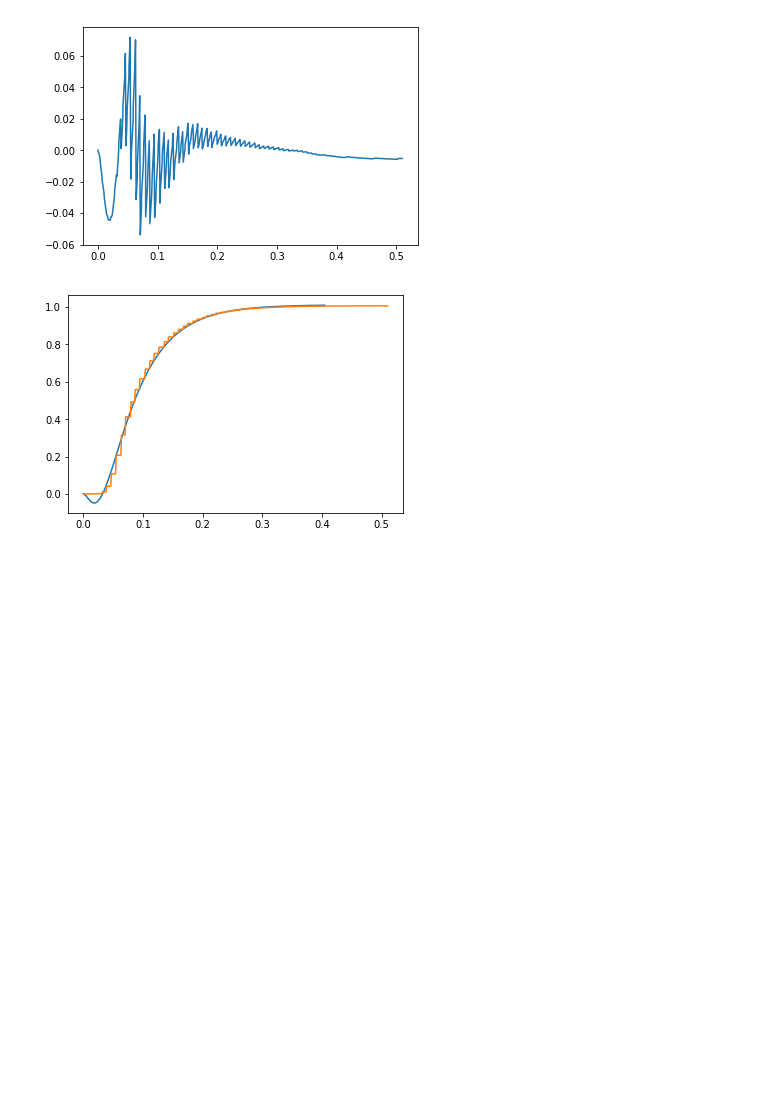
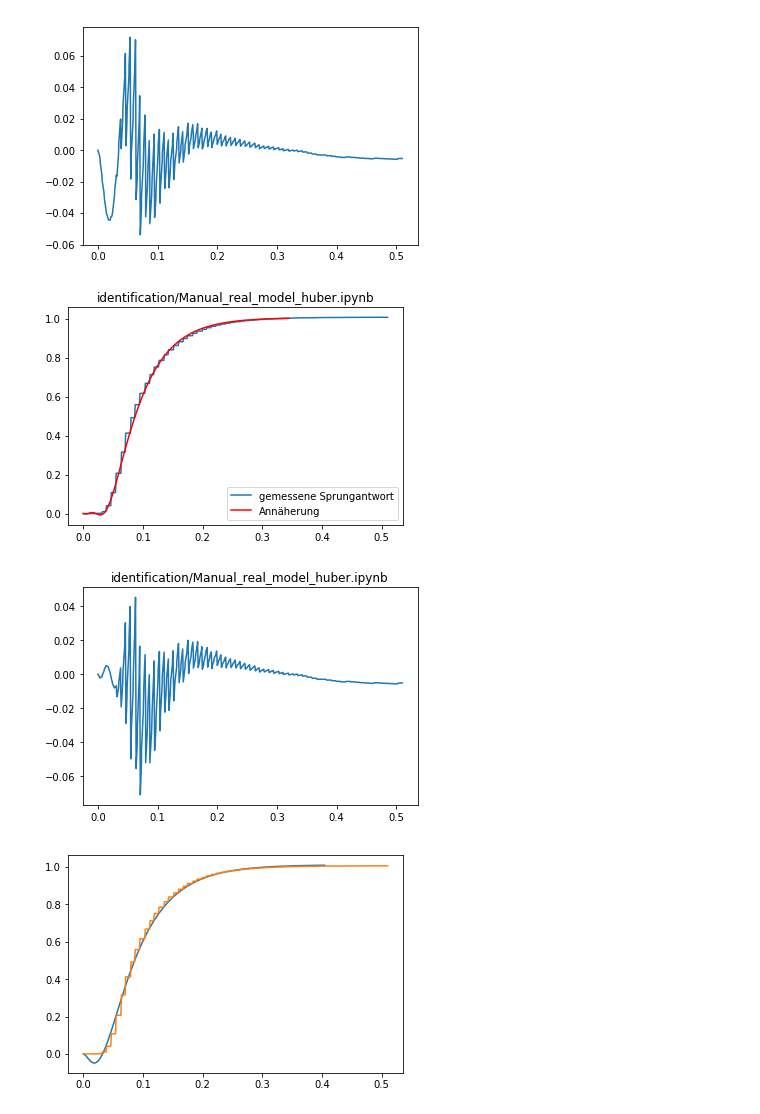
Before and after one commit to ipa-lth/jupyter_nb, a Jupyter notebook: identification/Manual_real_model_huber.ipynb, the cells around one changed output. Cells and saved outputs as stored; diff of their text form; code cells hidden in the pictures; blank space fills up the shorter version.

```diff
--- a/identification/Manual_real_model_huber.ipynb
+++ b/identification/Manual_real_model_huber.ipynb
@@ -207,6 +207,30 @@ C = [[ 0.  0. -1.]]
 
 D = [[0.]]
 [figure]
+# %%
+# System pade 3rd order
+sys0, sys3 = get_systems(K, T, D, Td, Td_o=3)
+
+t, y = pc.step_response(sys3)
+plt.plot(*res['plot_input_step'], label="gemessene Sprungantwort")
+plt.plot(t, y, 'r', label=u"Annäherung")
+plt.legend()
+plt.title('identification/Manual_real_model_huber.ipynb')
+plt.show()
+
+df1 = pd.DataFrame(res['plot_input_step'][1], index=res['plot_input_step'][0])
+df2 = pd.DataFrame(y, index=t).fillna(np.inf)
+#print df2
+df3 = pd.concat([df1, df2], axis=1).interpolate()
+
+df_diff = df3.diff(axis=1).iloc[:,1]
+
+df_diff.plot(label="narf")
+plt.title('identification/Manual_real_model_huber.ipynb')
+plt.show()
+# %% [output]
+[figure, added]
+[figure, added]
 # %%
 result = minimize(fun, [1, 1, 0.1, 0.1], method='Nelder-Mead')
 fun(result.x, show=True)
```
Also changed, not shown: 8 other files.
